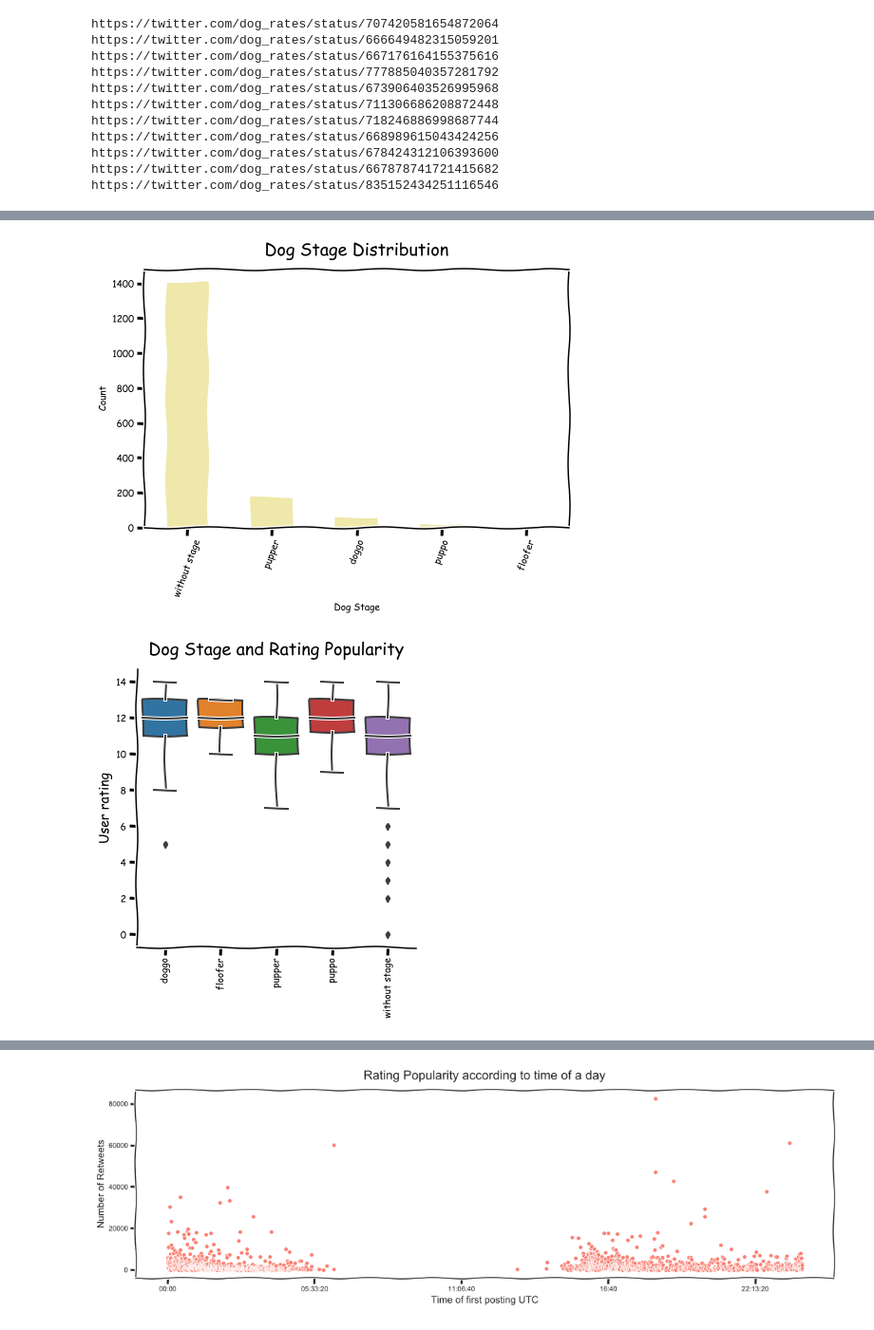
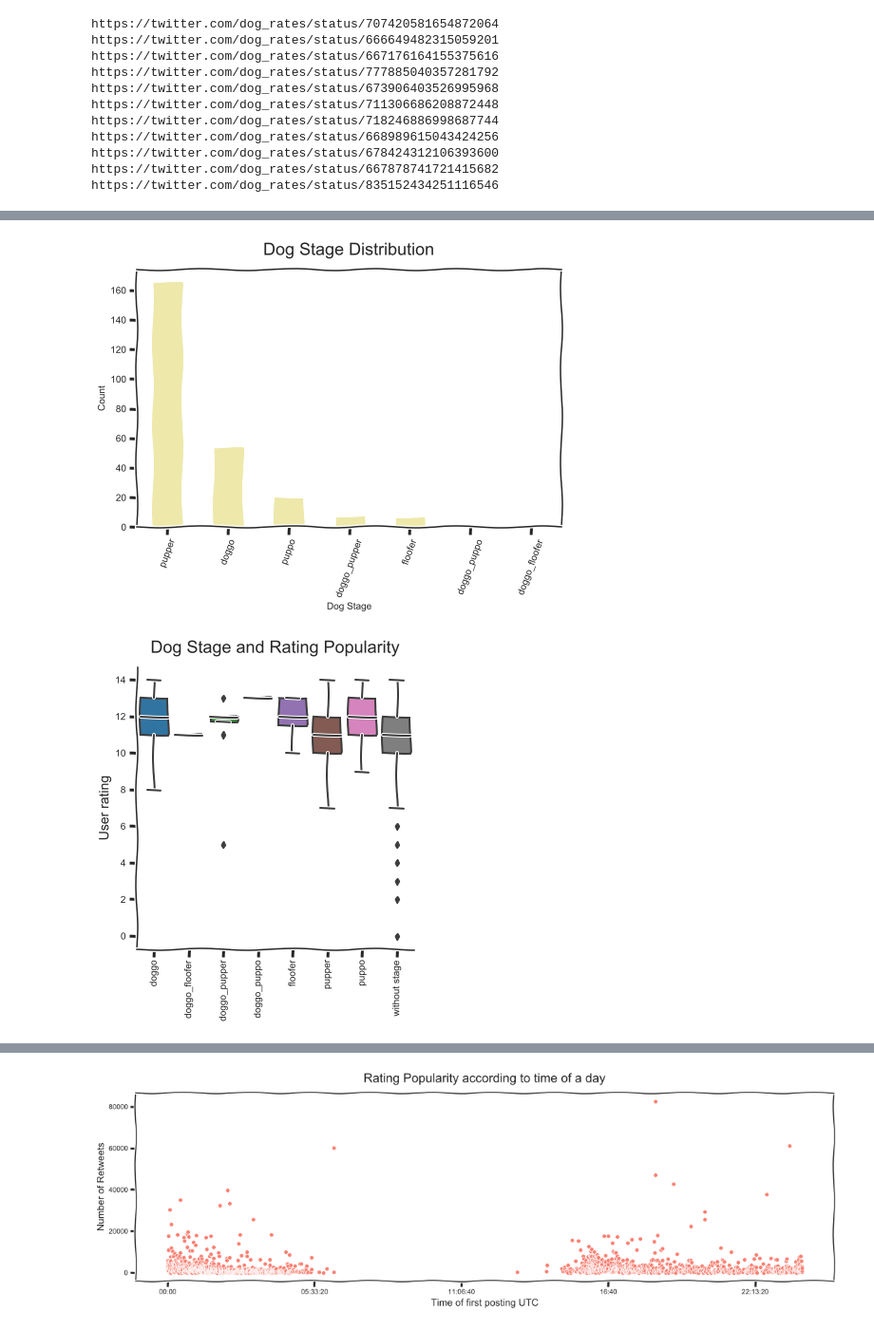
Before and after one commit to floreencia/we-rate-dogs-data-analysis, a Jupyter notebook: wrangle_act.ipynb, the cells around one changed output, grey strips where cells are left out. Shown at 95% size. Drawn from its saved outputs; the diff is of its cells as text; code cells hidden in the pictures.

Commit message:
refactor: Add multi dog stages

```diff
--- a/wrangle_act.ipynb
+++ b/wrangle_act.ipynb
@@ -106,16 +108,16 @@ image_predictions.head()
 We are going to query Twitter's API for additional tweet information using Tweepy and saving it as JSON.
 # %%
 # Login
-with open('logins.json') as login_file:
-    logins = json.load(login_file)
+# with open('logins.json') as login_file:
+#     logins = json.load(login_file)
 
-# hidden login details
-def get_secret(setting, logins=logins):
-    """Get login setting or fail with ImproperlyConfigured"""
-    try:
-        return logins[setting]
-    except KeyError:
-        raise ImproperlyConfigured("Set the {} setting.".format(setting))
+# # hidden login details
+# def get_secret(setting, logins=logins):
+#     """Get login setting or fail with ImproperlyConfigured"""
+#     try:
+#         return logins[setting]
+#     except KeyError:
+#         raise ImproperlyConfigured("Set the {} setting.".format(setting))
 # %%
 # retrieve Twitter login details - private usage
 # consumer_key = get_secret('consumer_key')
@@ -674,9 +621,9 @@ We are now goint to prepare our data for analysis. Any corrupt, inaccurate and u
 ### Tidiness
 # %%
 # Create copies of data frames
-dogs_clean = twitter_archive
-tweets_clean = tweets_df
-images_clean = image_predictions
+dogs_clean = twitter_archive.copy()
+tweets_clean = tweets_df.copy()
+images_clean = image_predictions.copy()
 # %% [markdown]
 _**Twitter Archive:**_
 
@@ -717,2 +664,19 @@ dogs_clean = dogs_clean.drop(['placeholder'], axis=1).reset_index(drop=True)
+# %%
+# identify tweets with multiple dog stages
+multi_stages = dogs_clean[dogs_clean.tweet_id.duplicated()]['tweet_id'].values
+
+for tweet in multi_stages:
+    # find indices of multiple stage tweet
+    indices = dogs_clean.query('tweet_id == @tweet').index
+    # generate new dog stage for all possible combinations of dog stages
+    new_stages = dogs_clean.query('tweet_id == @tweet')
+    new_stage = '_'.join([stage for stage in new_stages.dog_stage])
+    # replace by new dog stage in first record, drop remaining duplicates
+    dogs_clean.at[indices[0], 'dog_stage'] = new_stage
+    for i in indices[1:]:
+        dogs_clean = dogs_clean.drop([i])
+
+# drop placeholder column and reaarange row index
+dogs_clean = dogs_clean.drop(['placeholder'], axis=1).reset_index(drop=True)
 # %% [markdown]
 _**Test**_
@@ -1600,7 +1554,7 @@ floofer             7
 Name: dog_stage, dtype: int64
 # %%
-# Visualize distribution of dog stages
-master_df.dog_stage.value_counts().plot('bar', color='palegoldenrod', figsize=(8,5))
+# Visualize distribution of dog stages if there is a stage
+master_df.dog_stage.value_counts()[1:].plot('bar', color='palegoldenrod', figsize=(8,5))
 
 # labels
 plt.title("Dog Stage Distribution", fontsize=18, pad=15)
@@ -1609,22 +1563,22 @@ plt.xlabel('Dog Stage')
 plt.xticks(rotation=70)
 plt.show()
 # %% [output]
-[figure, old version]
+[figure, new version]
 # %%
 # Analyze popularity of dogs in terms of their stages
-plt.rcParams['figure.figsize']= [12,10]
+plt.rcParams['figure.figsize']= [18,18]
 
 p1 = sns.catplot(x='dog_stage', y='rating_numerator', kind='box', data=master_df)
 
 # labels and titles
 plt.title("Dog Stage and Rating Popularity", fontsize=18, pad=15)
 plt.xlabel('')
 plt.ylabel('User rating', fontsize=14)
 p1.set_xticklabels(rotation=90)
 
 plt.show()
 # %% [output]
-[figure, old version]
+[figure, new version]
 # %%
 # remove all doges without stage
 stages_df = master_df[master_df.dog_stage != "without stage"]
```
Also changed, not shown: parts of 41 cells of this notebook, 3 other files.
